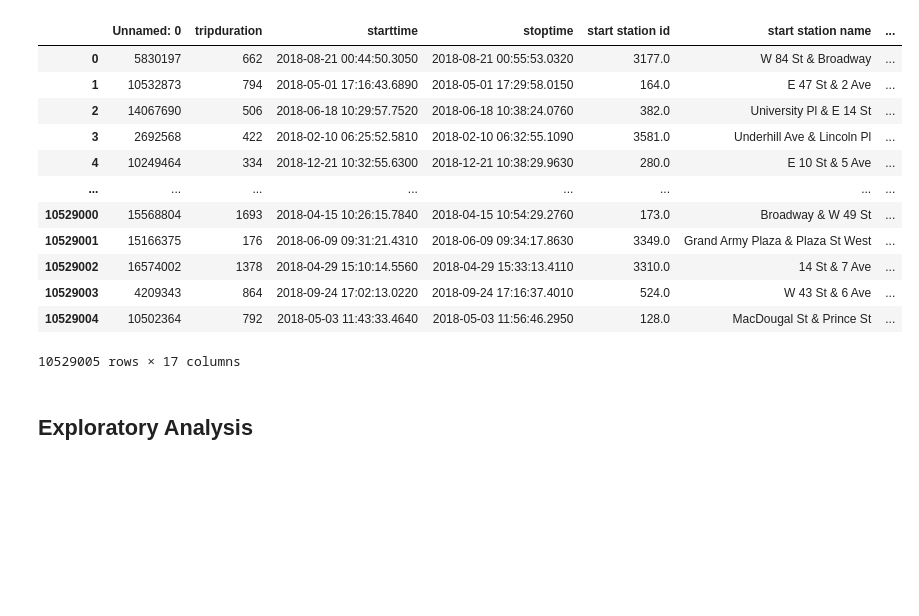
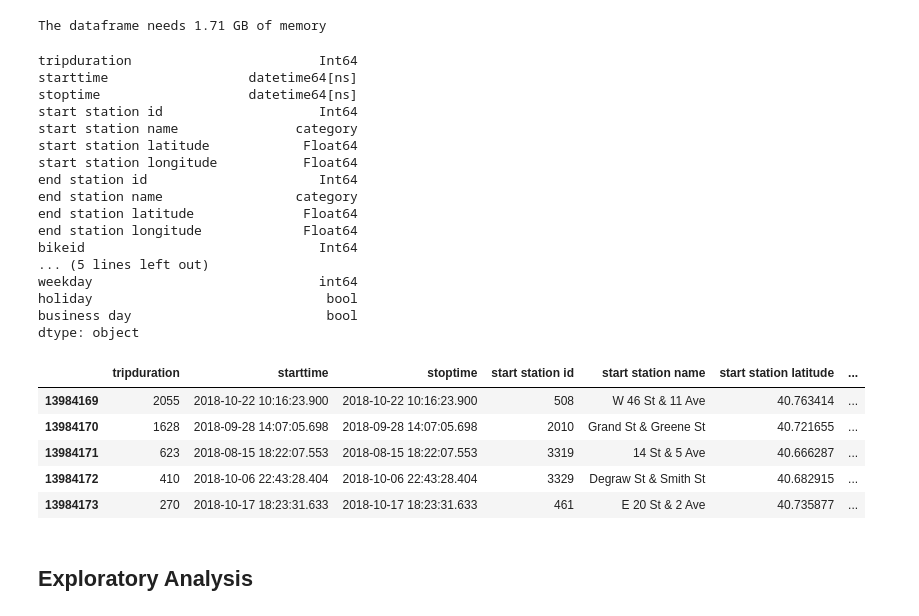
Before and after one commit to TWagner2/AXAChallenge, a Jupyter notebook: Analysis.ipynb, the cells around one changed output. Cells and saved outputs as stored; diff of their text form; code cells hidden in the pictures; blank space fills up the shorter version.

```diff
--- a/Analysis.ipynb
+++ b/Analysis.ipynb
@@ -4,0 +8,18 @@ import sklearn
+# %%
+def load_data(path):
+    dtype = {"tripduration":"Int64", #Note that this accepts nan values
+              "start station id":"Int64",
+              "start station name":"category",
+              "start station latitude":"Float64",
+              "start station longitude":"Float64",
+              "end station id":"Int64",
+              "end station name":"category",
+              "end station latitude":"Float64",
+              "end station longitude":"Float64",
+              "bikeid":"Int64",
+              "usertype":"category",
+              "birth year":"Int64",
+              "gender":"category"}
+    data = pd.read_csv(path,parse_dates=["starttime","stoptime"])
+    data = data.astype(dtype,copy=False) #Because reading category dtypes does not work out of the box
+    return data
@@ -5,21 +30,35 @@ import sklearn
 # %%
-traindata = pd.read_csv("Data/Train.csv")
+data_train = load_data("Data/Train.csv")
+print_memory_usage(data_train)
+data_train.dtypes
+# %% [output]
+The dataframe needs 1.71 GB of memory
+tripduration                        Int64
+starttime                  datetime64[ns]
+stoptime                   datetime64[ns]
+start station id                    Int64
+start station name               category
+start station latitude            Float64
+start station longitude           Float64
+end station id                      Int64
+end station name                 category
+end station latitude              Float64
+end station longitude             Float64
+bikeid                              Int64
+... (5 lines left out)
+weekday                             int64
+holiday                              bool
+business day                         bool
+dtype: object
 # %%
-traindata
+data_train.tail()
 # %% [output]
-|  | Unnamed: 0 | tripduration | starttime | stoptime | start station id | start station name | ... |
-| 0 | 5830197 | 662 | 2018-08-21 00:44:50.3050 | 2018-08-21 00:55:53.0320 | 3177.0 | W 84 St & Broadway | ... |
-| 1 | 10532873 | 794 | 2018-05-01 17:16:43.6890 | 2018-05-01 17:29:58.0150 | 164.0 | E 47 St & 2 Ave | ... |
-| 2 | 14067690 | 506 | 2018-06-18 10:29:57.7520 | 2018-06-18 10:38:24.0760 | 382.0 | University Pl & E 14 St | ... |
-| 3 | 2692568 | 422 | 2018-02-10 06:25:52.5810 | 2018-02-10 06:32:55.1090 | 3581.0 | Underhill Ave & Lincoln Pl | ... |
-| 4 | 10249464 | 334 | 2018-12-21 10:32:55.6300 | 2018-12-21 10:38:29.9630 | 280.0 | E 10 St & 5 Ave | ... |
-| ... | ... | ... | ... | ... | ... | ... | ... |
-| 10529000 | 15568804 | 1693 | 2018-04-15 10:26:15.7840 | 2018-04-15 10:54:29.2760 | 173.0 | Broadway & W 49 St | ... |
-| 10529001 | 15166375 | 176 | 2018-06-09 09:31:21.4310 | 2018-06-09 09:34:17.8630 | 3349.0 | Grand Army Plaza & Plaza St West | ... |
-| 10529002 | 16574002 | 1378 | 2018-04-29 15:10:14.5560 | 2018-04-29 15:33:13.4110 | 3310.0 | 14 St & 7 Ave | ... |
-| 10529003 | 4209343 | 864 | 2018-09-24 17:02:13.0220 | 2018-09-24 17:16:37.4010 | 524.0 | W 43 St & 6 Ave | ... |
-| 10529004 | 10502364 | 792 | 2018-05-03 11:43:33.4640 | 2018-05-03 11:56:46.2950 | 128.0 | MacDougal St & Prince St | ... |
+|  | tripduration | starttime | stoptime | start station id | start station name | start station latitude | ... |
+| 13984169 | 2055 | 2018-10-22 10:16:23.900 | 2018-10-22 10:16:23.900 | 508 | W 46 St & 11 Ave | 40.763414 | ... |
+| 13984170 | 1628 | 2018-09-28 14:07:05.698 | 2018-09-28 14:07:05.698 | 2010 | Grand St & Greene St | 40.721655 | ... |
+| 13984171 | 623 | 2018-08-15 18:22:07.553 | 2018-08-15 18:22:07.553 | 3319 | 14 St & 5 Ave | 40.666287 | ... |
+| 13984172 | 410 | 2018-10-06 22:43:28.404 | 2018-10-06 22:43:28.404 | 3329 | Degraw St & Smith St | 40.682915 | ... |
+| 13984173 | 270 | 2018-10-17 18:23:31.633 | 2018-10-17 18:23:31.633 | 461 | E 20 St & 2 Ave | 40.735877 | ... |
-10529005 rows × 17 columns
 # %% [markdown]
 ## Exploratory Analysis
 # %% [markdown]
```
Also changed, not shown: parts of 17 cells of this notebook, 1 other file.
